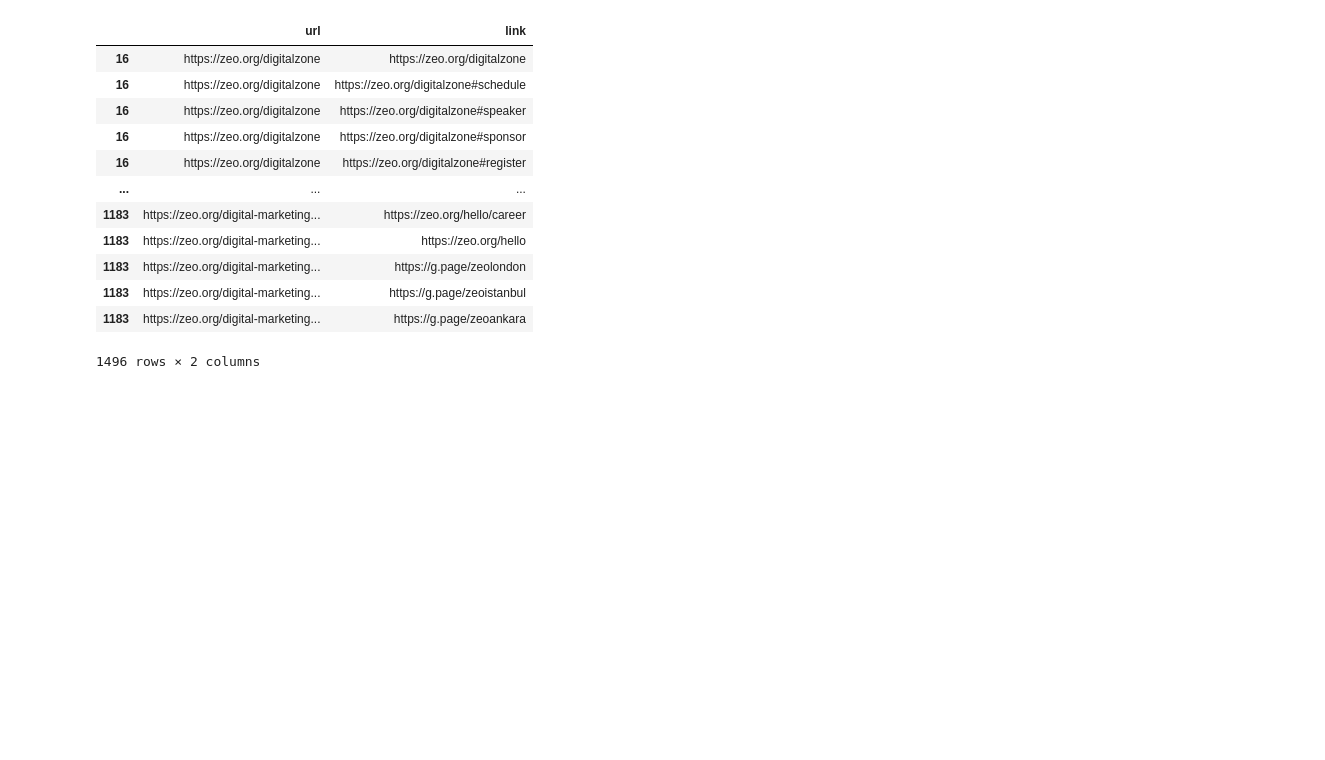
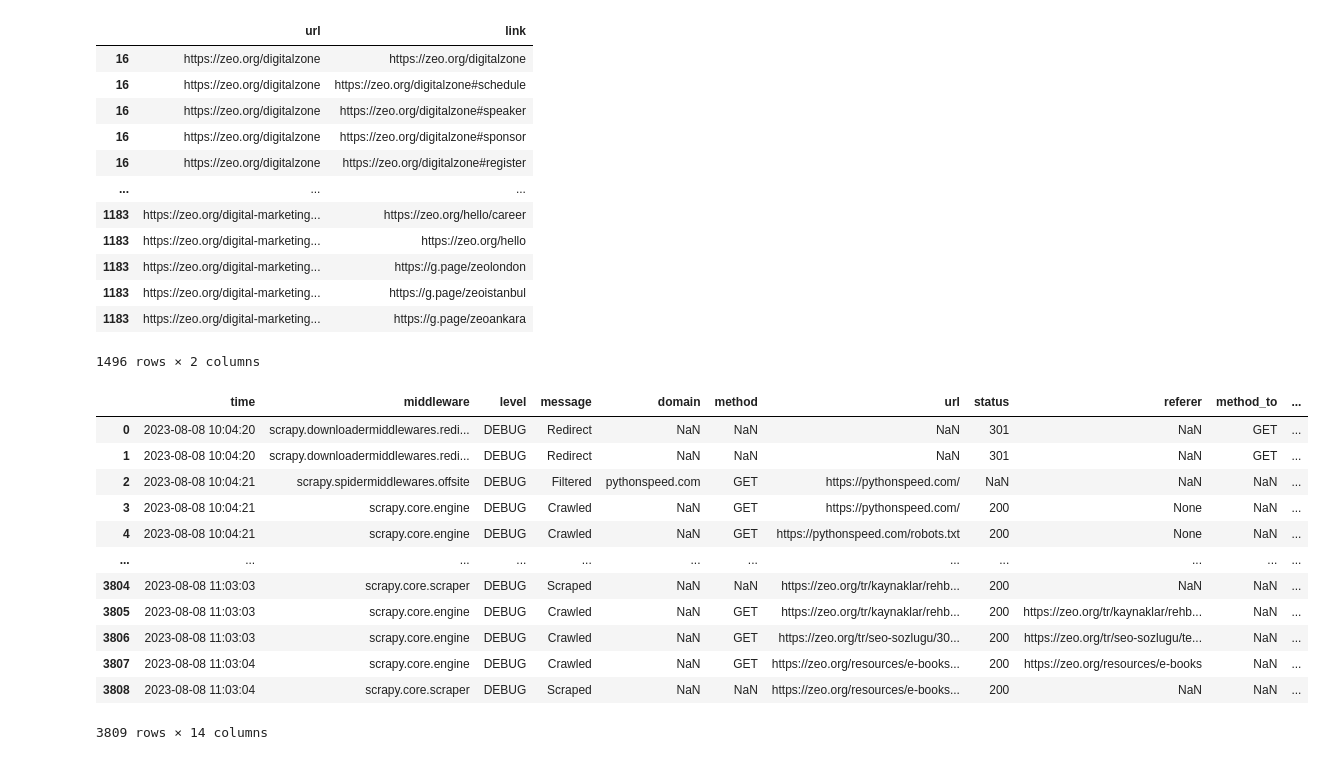
Before and after one commit to neeschal00/django-advertools, a Jupyter notebook: siteAudit.ipynb, the cells around one changed output. Saved outputs shown, nothing was run; the diff lists cells and outputs as text; code cells hidden in the pictures; blank space fills up the shorter version.

```diff
--- a/siteAudit.ipynb
+++ b/siteAudit.ipynb
@@ -461,3 +497,20 @@ links_df[["url","link"]]
 | 1183 | https://zeo.org/digital-marketing... | https://g.page/zeoistanbul |
 | 1183 | https://zeo.org/digital-marketing... | https://g.page/zeoankara |
 1496 rows × 2 columns
+# %%
+crawl_logs = adv.crawllogs_to_df(logs_file_path="output_file.log")
+crawl_logs
+# %% [output]
+|  | time | middleware | level | message | domain | method | url | status | referer | method_to | ... |
+| 0 | 2023-08-08 10:04:20 | scrapy.downloadermiddlewares.redi... | DEBUG | Redirect | NaN | NaN | NaN | 301 | NaN | GET | ... |
+| 1 | 2023-08-08 10:04:20 | scrapy.downloadermiddlewares.redi... | DEBUG | Redirect | NaN | NaN | NaN | 301 | NaN | GET | ... |
+| 2 | 2023-08-08 10:04:21 | scrapy.spidermiddlewares.offsite | DEBUG | Filtered | pythonspeed.com | GET | https://pythonspeed.com/ | NaN | NaN | NaN | ... |
+| 3 | 2023-08-08 10:04:21 | scrapy.core.engine | DEBUG | Crawled | NaN | GET | https://pythonspeed.com/ | 200 | None | NaN | ... |
+| 4 | 2023-08-08 10:04:21 | scrapy.core.engine | DEBUG | Crawled | NaN | GET | https://pythonspeed.com/robots.txt | 200 | None | NaN | ... |
+| ... | ... | ... | ... | ... | ... | ... | ... | ... | ... | ... | ... |
+| 3804 | 2023-08-08 11:03:03 | scrapy.core.scraper | DEBUG | Scraped | NaN | NaN | https://zeo.org/tr/kaynaklar/rehb... | 200 | NaN | NaN | ... |
+| 3805 | 2023-08-08 11:03:03 | scrapy.core.engine | DEBUG | Crawled | NaN | GET | https://zeo.org/tr/kaynaklar/rehb... | 200 | https://zeo.org/tr/kaynaklar/rehb... | NaN | ... |
+| 3806 | 2023-08-08 11:03:03 | scrapy.core.engine | DEBUG | Crawled | NaN | GET | https://zeo.org/tr/seo-sozlugu/30... | 200 | https://zeo.org/tr/seo-sozlugu/te... | NaN | ... |
+| 3807 | 2023-08-08 11:03:04 | scrapy.core.engine | DEBUG | Crawled | NaN | GET | https://zeo.org/resources/e-books... | 200 | https://zeo.org/resources/e-books | NaN | ... |
+| 3808 | 2023-08-08 11:03:04 | scrapy.core.scraper | DEBUG | Scraped | NaN | NaN | https://zeo.org/resources/e-books... | 200 | NaN | NaN | ... |
+3809 rows × 14 columns
```
Also changed, not shown: parts of 14 cells of this notebook, 1 other file.
